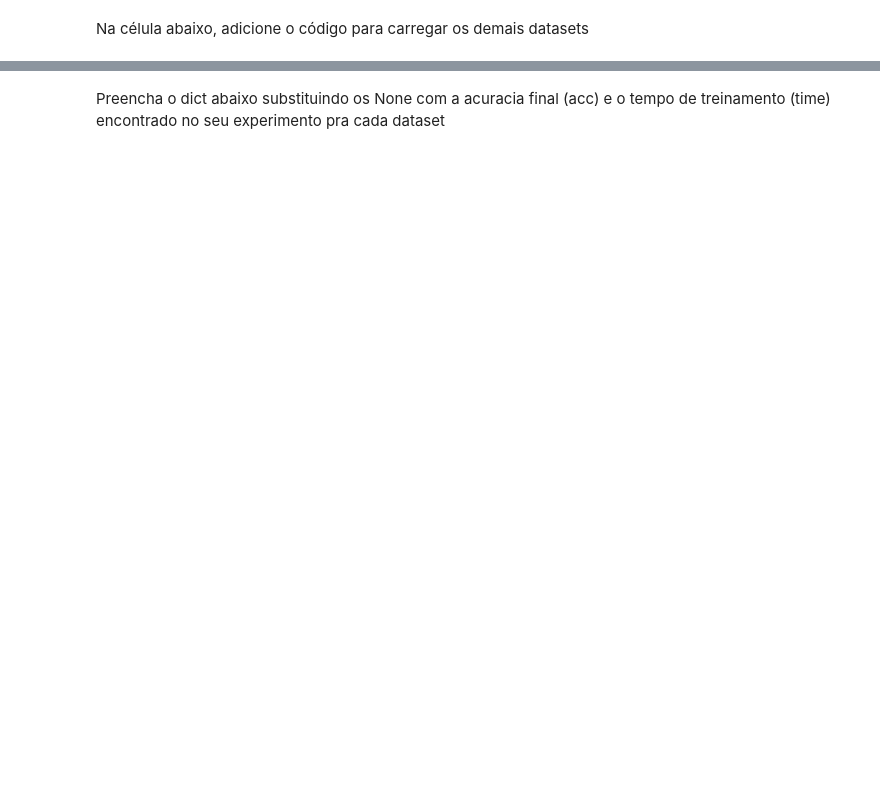
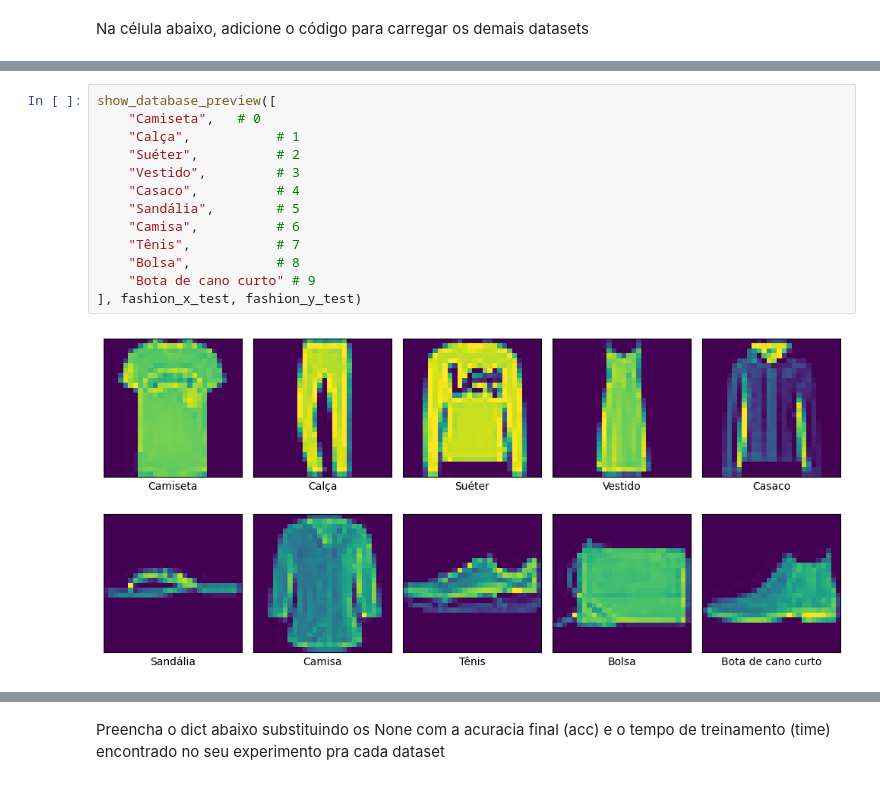
Before and after one commit to joaoo-vitor/t1_INF01048, a Jupyter notebook: Trabalho_redes_neurais.ipynb, the cells around one changed output, grey strips where cells are left out. Drawn from its saved outputs; the diff is of its cells as text; blank space fills up the shorter version.

```diff
--- a/Trabalho_redes_neurais.ipynb
+++ b/Trabalho_redes_neurais.ipynb
@@ -149,0 +158,15 @@ Downloading data from https://www.cs.toronto.edu/~kriz/cifar-100-python.tar.gz
+# %%
+show_database_preview([
+    "Camiseta",   # 0
+    "Calça",           # 1
+    "Suéter",          # 2
+    "Vestido",         # 3
+    "Casaco",          # 4
+    "Sandália",        # 5
+    "Camisa",          # 6
+    "Tênis",           # 7
+    "Bolsa",           # 8
+    "Bota de cano curto" # 9
+], fashion_x_test, fashion_y_test)
+# %% [output]
+[figure, added]
```
Also changed, not shown: parts of 49 cells of this notebook, 1 other file.
